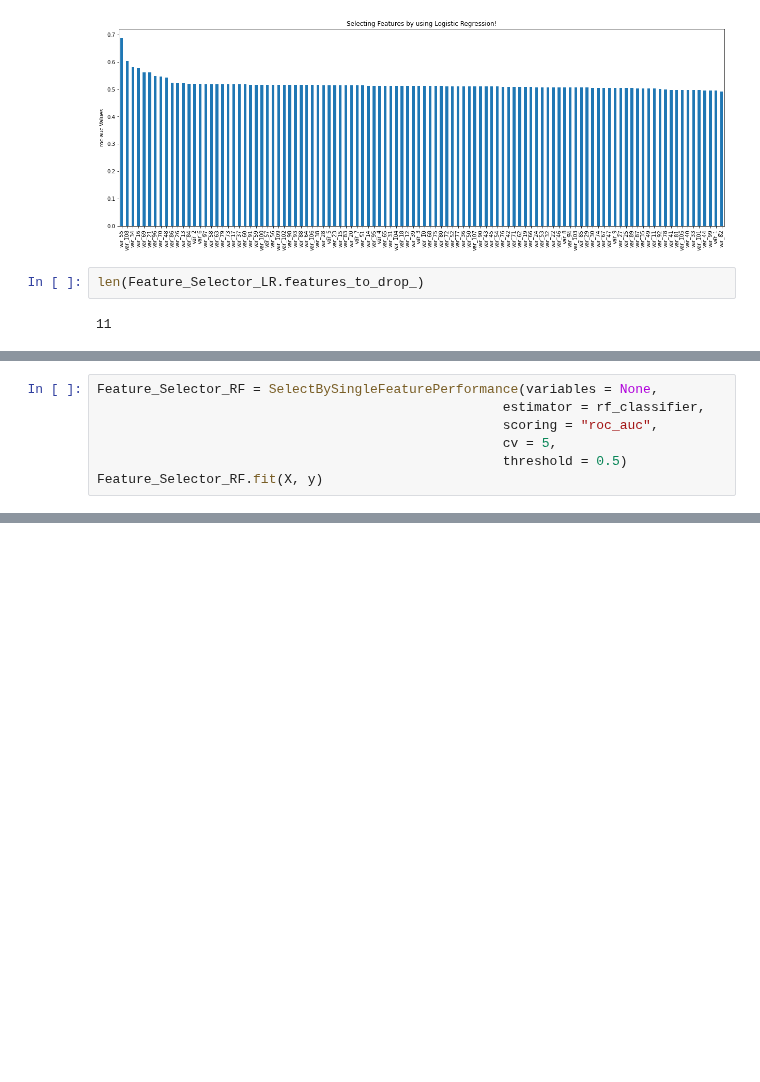
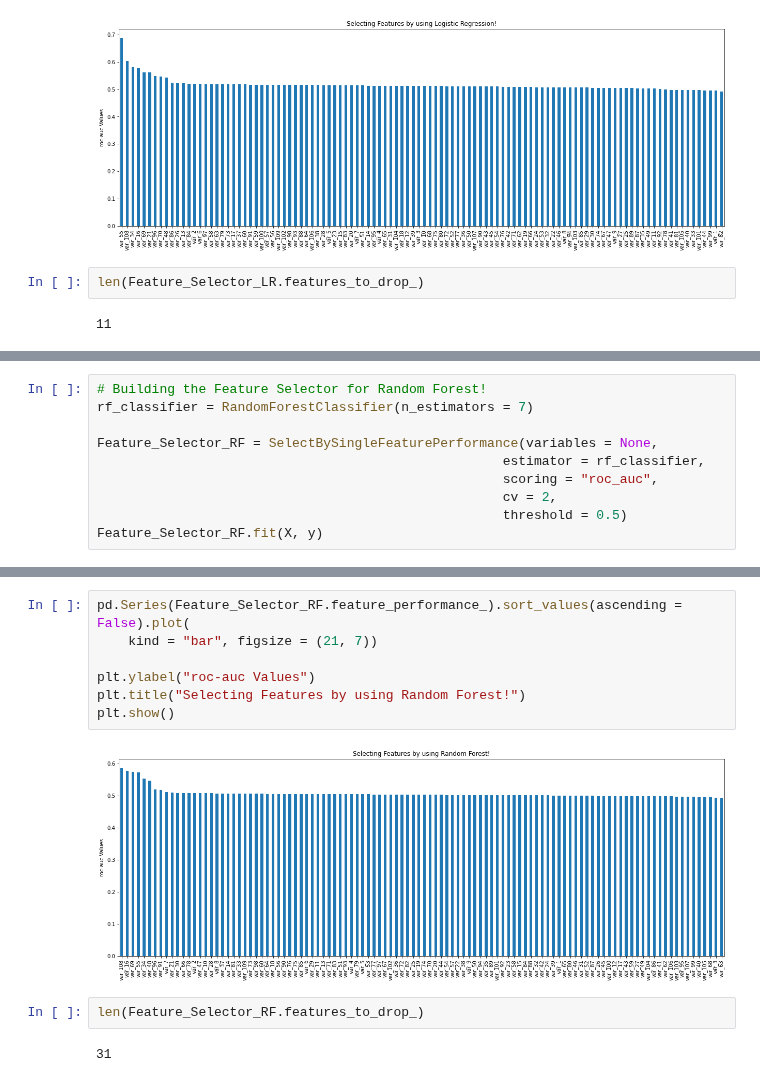
Before and after one commit to HarshitDawar55/Feature-Selection, a Jupyter notebook: Filter-Methods/Statistical-Methods/Univariate Feature Performance using Feature Engine.ipynb, the cells around one changed output, grey strips where cells are left out. Cells and saved outputs as stored; diff of their text form; blank space fills up the shorter version.

```diff
--- a/Filter-Methods/Statistical-Methods/Univariate Feature Performance using Feature Engine.ipynb
+++ b/Filter-Methods/Statistical-Methods/Univariate Feature Performance using Feature Engine.ipynb
@@ -75,7 +94,10 @@ len(Feature_Selector_LR.features_to_drop_)
 # %%
+# Building the Feature Selector for Random Forest!
+rf_classifier = RandomForestClassifier(n_estimators = 7)
+
 Feature_Selector_RF = SelectBySingleFeaturePerformance(variables = None,
                                                     estimator = rf_classifier,
                                                     scoring = "roc_auc",
-                                                    cv = 5,
+                                                    cv = 2,
                                                     threshold = 0.5)
 Feature_Selector_RF.fit(X, y)
@@ -81,0 +118,13 @@ Feature_Selector_RF.fit(X, y)
+# %%
+pd.Series(Feature_Selector_RF.feature_performance_).sort_values(ascending = False).plot(
+    kind = "bar", figsize = (21, 7))
+
+plt.ylabel("roc-auc Values")
+plt.title("Selecting Features by using Random Forest!")
+plt.show()
+# %% [output]
+[figure, added]
+# %%
+len(Feature_Selector_RF.features_to_drop_)
+# %% [output]
+31
```
Also changed, not shown: parts of 4 cells of this notebook.
